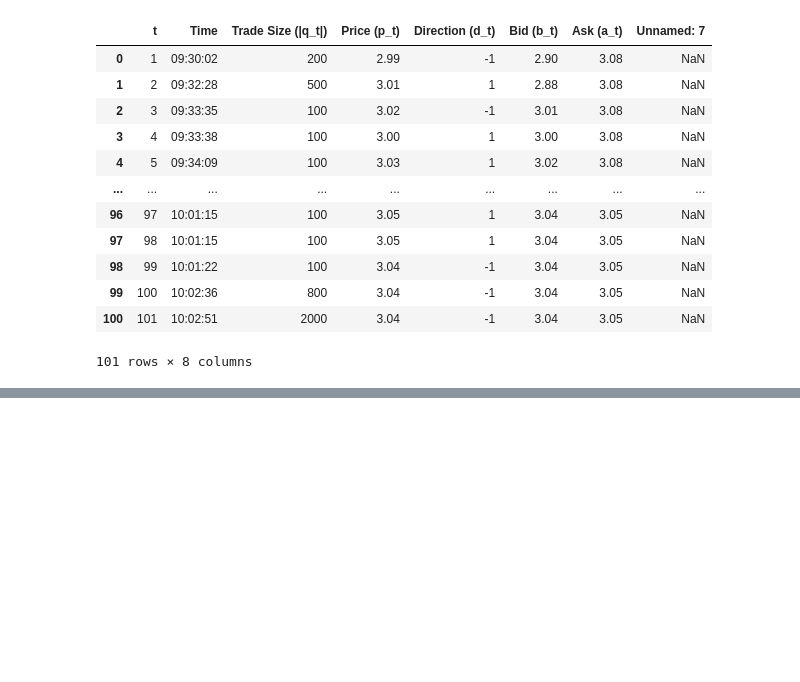
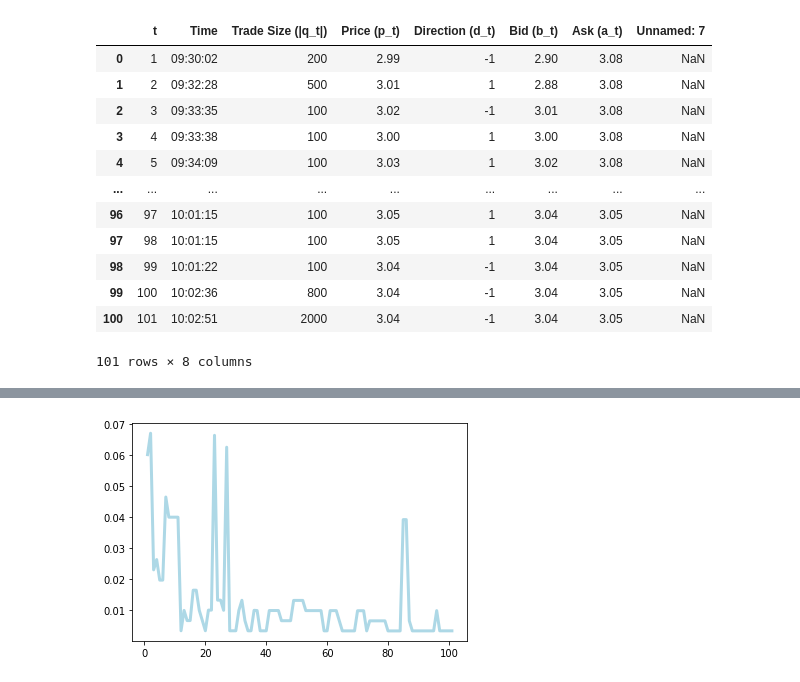
Before and after one commit to Jaykim1234/Python, a Jupyter notebook: UvA material/Financial markets/Assignment 1.ipynb, the cells around one changed output, grey strips where cells are left out. Cells and saved outputs as stored; diff of their text form; code cells hidden in the pictures; blank space fills up the shorter version.

```diff
--- a/UvA material/Financial markets/Assignment 1.ipynb
+++ b/UvA material/Financial markets/Assignment 1.ipynb
@@ -169,3 +169,10 @@ df_100th
 | 99 | 100 | 10:02:36 | 800 | 3.04 | -1 | 3.04 | 3.05 | NaN |
 | 100 | 101 | 10:02:51 | 2000 | 3.04 | -1 | 3.04 | 3.05 | NaN |
 101 rows × 8 columns
+# %%
+df_bid_100th = df_100th['Bid (b_t)']
+df_ask_100th = df_100th['Ask (a_t)']
+df_bid_ask_spread_100th = df_ask_100th - df_bid_100th
+df_bid_midquote_100th   = (df_ask_100th + df_bid_100th)/2
+df_spread_relative_100th= df_bid_ask_spread_100th/df_bid_midquote_100th
+df_spread_relative_100th
@@ -171,0 +192,11 @@ df_100th
+# %%
+import matplotlib.pyplot as plt
+x = df_100th['t']
+y = df_spread_relative_100th
+fig = plt.figure()
+ax = fig.add_subplot(111)
+ax.plot(x, y, color='lightblue', linewidth=3)
+plt.savefig('foo.png')
+plt.show()
+# %% [output]
+[figure, added]
```
Also changed, not shown: parts of 13 cells of this notebook, 2 other files.
